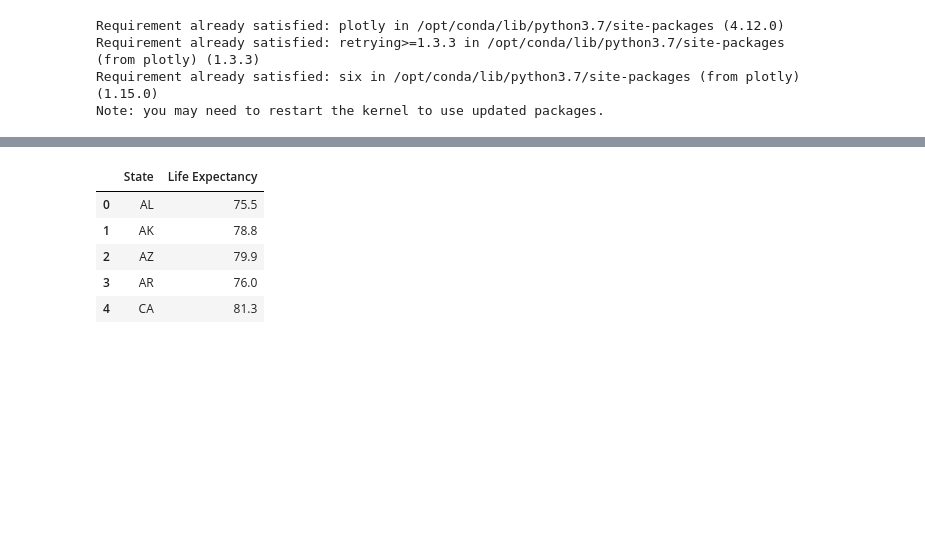
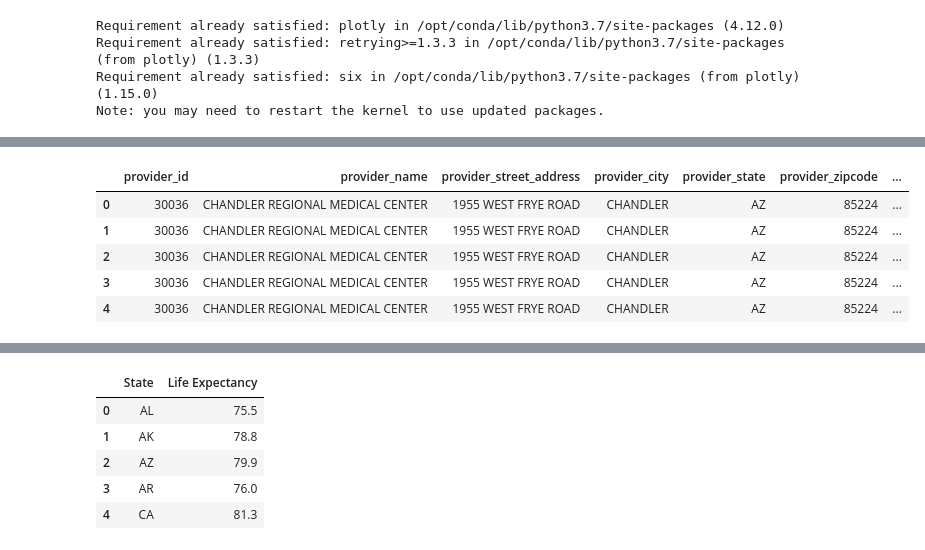
Before and after one commit to AnyiHuang/Analyzing-Inpatient-medical-expense-in-US, a Jupyter notebook: BA780_Team5A.ipynb, the cells around one changed output, grey strips where cells are left out. Cells and saved outputs as stored; diff of their text form; code cells hidden in the pictures; blank space fills up the shorter version.

```diff
--- a/BA780_Team5A.ipynb
+++ b/BA780_Team5A.ipynb
@@ -67,0 +94,9 @@ income = pd.read_csv('ACSST1Y2015.S1901_data_with_overlays_2020-11-19T221147.csv
+# %%
+inpatient_2015.head()
+# %% [output]
+|  | provider_id | provider_name | provider_street_address | provider_city | provider_state | provider_zipcode | ... |
+| 0 | 30036 | CHANDLER REGIONAL MEDICAL CENTER | 1955 WEST FRYE ROAD | CHANDLER | AZ | 85224 | ... |
+| 1 | 30036 | CHANDLER REGIONAL MEDICAL CENTER | 1955 WEST FRYE ROAD | CHANDLER | AZ | 85224 | ... |
+| 2 | 30036 | CHANDLER REGIONAL MEDICAL CENTER | 1955 WEST FRYE ROAD | CHANDLER | AZ | 85224 | ... |
+| 3 | 30036 | CHANDLER REGIONAL MEDICAL CENTER | 1955 WEST FRYE ROAD | CHANDLER | AZ | 85224 | ... |
+| 4 | 30036 | CHANDLER REGIONAL MEDICAL CENTER | 1955 WEST FRYE ROAD | CHANDLER | AZ | 85224 | ... |
```
Also changed, not shown: parts of 13 cells of this notebook.
